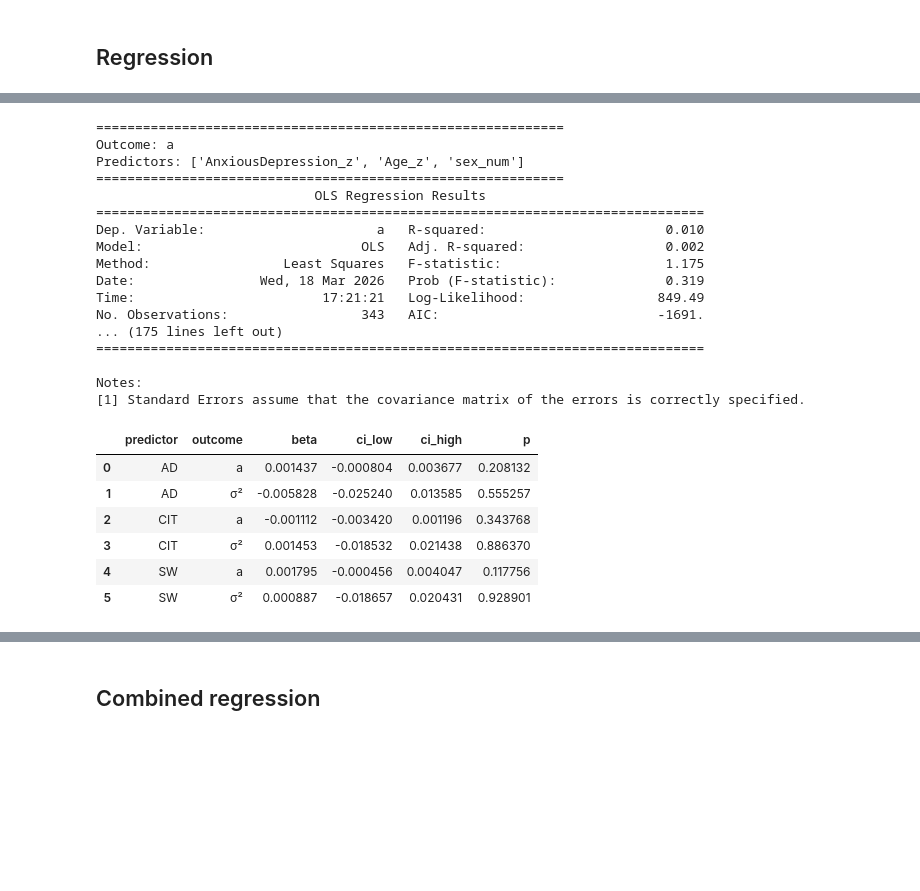
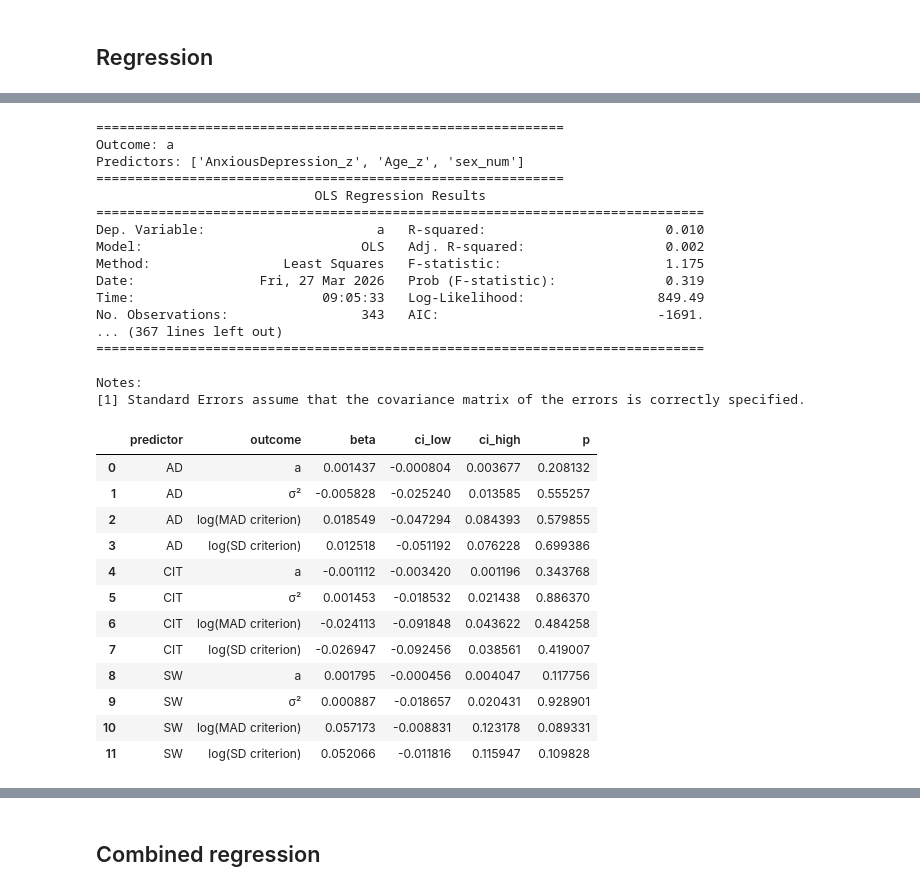
Before and after one commit to davidejongheTheoryandResearch/simulationsHmfc, a Jupyter notebook: Hmfc_on_symptomdata.ipynb, the cells around one changed output, grey strips where cells are left out. Cells and saved outputs as stored; diff of their text form; code cells hidden in the pictures; blank space fills up the shorter version.

```diff
--- a/Hmfc_on_symptomdata.ipynb
+++ b/Hmfc_on_symptomdata.ipynb
@@ -184,6 +209,8 @@ Unique participants in merged df: 344
 # %%
 df = df[df["sigmasq"] < 12].copy()
 df["log_sigmasq"] = np.log(df["sigmasq"])
+df["log_mad_criterion"] = np.log(df["mad_criterion"])
+df["log_sd_criterion"] = np.log(df["sd_criterion"])
 
 fig, axes = plt.subplots(1, 2, figsize=(10, 4))
 
@@ -318,8 +361,26 @@ for pred in predictors_all:
         add_sex=True
     )
 
+    m_mad = run_regression(
+        df_reg,
+        outcome="log_mad_criterion",
+        predictors=[pred],
+        add_age=True,
+        add_sex=True
+    )
+
+    m_sd = run_regression(
+        df_reg,
+        outcome="log_sd_criterion",
+        predictors=[pred],
+        add_age=True,
+        add_sex=True
+    )
+
     single_models[(pred, "a")] = m_a
     single_models[(pred, "sigmasq")] = m_s
+    single_models[(pred, "log_mad_criterion")] = m_mad
+    single_models[(pred, "log_sd_criterion")] = m_sd
 # %% [output]
 ============================================================
 Outcome: a
@@ -330,10 +391,10 @@ Predictors: ['AnxiousDepression_z', 'Age_z', 'sex_num']
 Dep. Variable:                      a   R-squared:                       0.010
 Model:                            OLS   Adj. R-squared:                  0.002
 Method:                 Least Squares   F-statistic:                     1.175
-Date:                Wed, 18 Mar 2026   Prob (F-statistic):              0.319
-Time:                        17:21:21   Log-Likelihood:                 849.49
+Date:                Fri, 27 Mar 2026   Prob (F-statistic):              0.319
+Time:                        09:05:33   Log-Likelihood:                 849.49
 No. Observations:                 343   AIC:                            -1691.
-... (175 lines left out)
+... (367 lines left out)
 ==============================================================================
 
 Notes:
@@ -345,38 +406,46 @@ def extract_single_model_results(single_models):
     predictor_label_map = {
         "AnxiousDepression_z": "AD",
         "Compulsivity_z": "CIT",
         "SocialWithdrawal_z": "SW"
     }
 
     outcome_label_map = {
         "a": "a",
-        "sigmasq": "σ²"
+        "sigmasq": "σ²",
+        "log_mad_criterion": "log(MAD criterion)",
+        "log_sd_criterion": "log(SD criterion)"
     }
 
     for (pred, outcome), model in single_models.items():
         conf = model.conf_int()
 
         rows.append({
             "predictor": predictor_label_map[pred],
             "outcome": outcome_label_map[outcome],
             "beta": model.params[pred],
             "ci_low": conf.loc[pred, 0],
             "ci_high": conf.loc[pred, 1],
             "p": model.pvalues[pred]
         })
 
     return pd.DataFrame(rows)
 
 single_plot_df = extract_single_model_results(single_models)
 single_plot_df
 # %% [output]
 |  | predictor | outcome | beta | ci_low | ci_high | p |
 | 0 | AD | a | 0.001437 | -0.000804 | 0.003677 | 0.208132 |
 | 1 | AD | σ² | -0.005828 | -0.025240 | 0.013585 | 0.555257 |
-| 2 | CIT | a | -0.001112 | -0.003420 | 0.001196 | 0.343768 |
-| 3 | CIT | σ² | 0.001453 | -0.018532 | 0.021438 | 0.886370 |
-| 4 | SW | a | 0.001795 | -0.000456 | 0.004047 | 0.117756 |
-| 5 | SW | σ² | 0.000887 | -0.018657 | 0.020431 | 0.928901 |
+| 2 | AD | log(MAD criterion) | 0.018549 | -0.047294 | 0.084393 | 0.579855 |
+| 3 | AD | log(SD criterion) | 0.012518 | -0.051192 | 0.076228 | 0.699386 |
+| 4 | CIT | a | -0.001112 | -0.003420 | 0.001196 | 0.343768 |
+| 5 | CIT | σ² | 0.001453 | -0.018532 | 0.021438 | 0.886370 |
+| 6 | CIT | log(MAD criterion) | -0.024113 | -0.091848 | 0.043622 | 0.484258 |
+| 7 | CIT | log(SD criterion) | -0.026947 | -0.092456 | 0.038561 | 0.419007 |
+| 8 | SW | a | 0.001795 | -0.000456 | 0.004047 | 0.117756 |
+| 9 | SW | σ² | 0.000887 | -0.018657 | 0.020431 | 0.928901 |
+| 10 | SW | log(MAD criterion) | 0.057173 | -0.008831 | 0.123178 | 0.089331 |
+| 11 | SW | log(SD criterion) | 0.052066 | -0.011816 | 0.115947 | 0.109828 |
 # %%
 def plot_single_models(single_plot_df, title="Single-predictor regression models"):
     predictors = ["AD", "CIT", "SW"]
```
Also changed, not shown: parts of 10 cells of this notebook.
